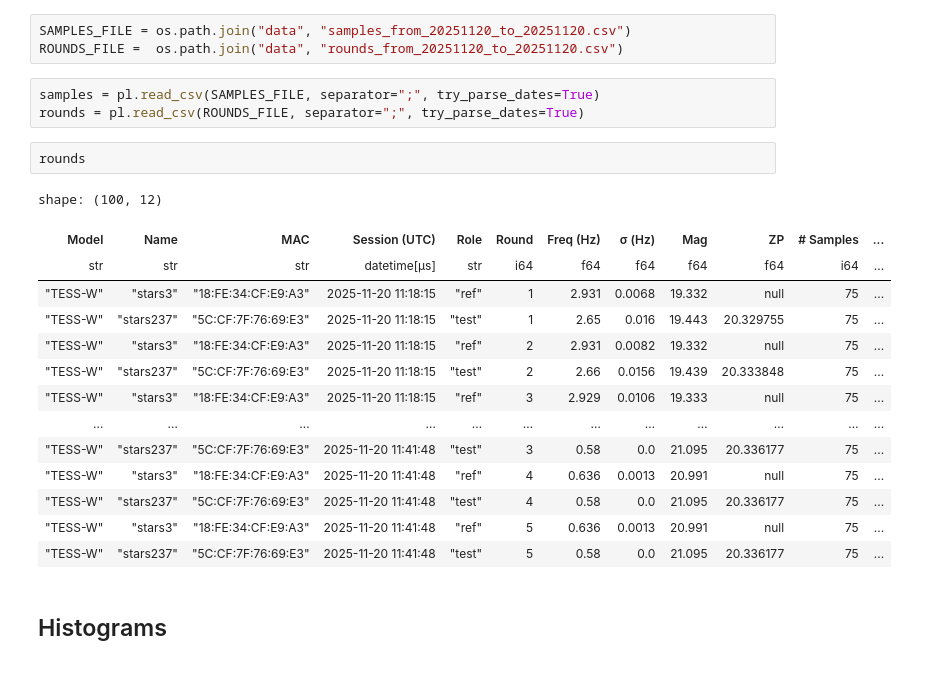
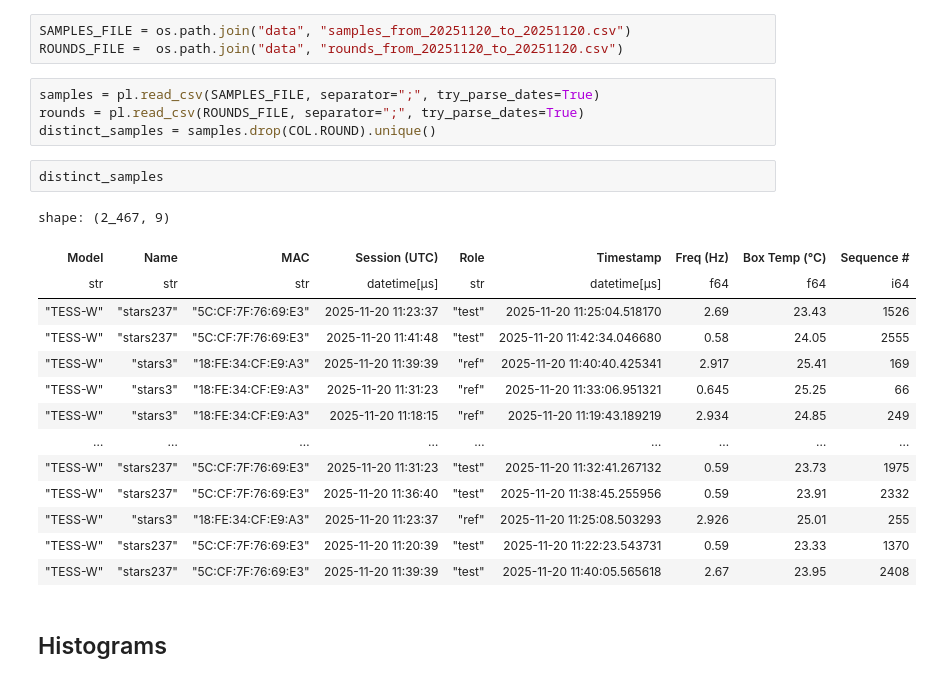
Before and after one commit to STARS4ALL/zptess, a Jupyter notebook: notebook/analysis.ipynb, the cells around one changed output. Saved outputs shown, nothing was run; the diff lists cells and outputs as text.

```diff
--- a/notebook/analysis.ipynb
+++ b/notebook/analysis.ipynb
@@ -99,23 +99,24 @@ ROUNDS_FILE =  os.path.join("data", "rounds_from_20251120_to_20251120.csv")
 # %%
 samples = pl.read_csv(SAMPLES_FILE, separator=";", try_parse_dates=True)
 rounds = pl.read_csv(ROUNDS_FILE, separator=";", try_parse_dates=True)
+distinct_samples = samples.drop(COL.ROUND).unique()
 # %%
-rounds
+distinct_samples
 # %% [output]
-shape: (100, 12)
+shape: (2_467, 9)
-| Model | Name | MAC | Session (UTC) | Role | Round | Freq (Hz) | σ (Hz) | Mag | ZP | # Samples | ... |
-| str | str | str | datetime[μs] | str | i64 | f64 | f64 | f64 | f64 | i64 | ... |
-| "TESS-W" | "stars3" | "18:FE:34:CF:E9:A3" | 2025-11-20 11:18:15 | "ref" | 1 | 2.931 | 0.0068 | 19.332 | null | 75 | ... |
-| "TESS-W" | "stars237" | "5C:CF:7F:76:69:E3" | 2025-11-20 11:18:15 | "test" | 1 | 2.65 | 0.016 | 19.443 | 20.329755 | 75 | ... |
-| "TESS-W" | "stars3" | "18:FE:34:CF:E9:A3" | 2025-11-20 11:18:15 | "ref" | 2 | 2.931 | 0.0082 | 19.332 | null | 75 | ... |
-| "TESS-W" | "stars237" | "5C:CF:7F:76:69:E3" | 2025-11-20 11:18:15 | "test" | 2 | 2.66 | 0.0156 | 19.439 | 20.333848 | 75 | ... |
-| "TESS-W" | "stars3" | "18:FE:34:CF:E9:A3" | 2025-11-20 11:18:15 | "ref" | 3 | 2.929 | 0.0106 | 19.333 | null | 75 | ... |
-| … | … | … | … | … | … | … | … | … | … | … | ... |
-| "TESS-W" | "stars237" | "5C:CF:7F:76:69:E3" | 2025-11-20 11:41:48 | "test" | 3 | 0.58 | 0.0 | 21.095 | 20.336177 | 75 | ... |
-| "TESS-W" | "stars3" | "18:FE:34:CF:E9:A3" | 2025-11-20 11:41:48 | "ref" | 4 | 0.636 | 0.0013 | 20.991 | null | 75 | ... |
-| "TESS-W" | "stars237" | "5C:CF:7F:76:69:E3" | 2025-11-20 11:41:48 | "test" | 4 | 0.58 | 0.0 | 21.095 | 20.336177 | 75 | ... |
-| "TESS-W" | "stars3" | "18:FE:34:CF:E9:A3" | 2025-11-20 11:41:48 | "ref" | 5 | 0.636 | 0.0013 | 20.991 | null | 75 | ... |
-| "TESS-W" | "stars237" | "5C:CF:7F:76:69:E3" | 2025-11-20 11:41:48 | "test" | 5 | 0.58 | 0.0 | 21.095 | 20.336177 | 75 | ... |
+| Model | Name | MAC | Session (UTC) | Role | Timestamp | Freq (Hz) | Box Temp (℃) | Sequence # |
+| str | str | str | datetime[μs] | str | datetime[μs] | f64 | f64 | i64 |
+| "TESS-W" | "stars237" | "5C:CF:7F:76:69:E3" | 2025-11-20 11:23:37 | "test" | 2025-11-20 11:25:04.518170 | 2.69 | 23.43 | 1526 |
+| "TESS-W" | "stars237" | "5C:CF:7F:76:69:E3" | 2025-11-20 11:41:48 | "test" | 2025-11-20 11:42:34.046680 | 0.58 | 24.05 | 2555 |
+| "TESS-W" | "stars3" | "18:FE:34:CF:E9:A3" | 2025-11-20 11:39:39 | "ref" | 2025-11-20 11:40:40.425341 | 2.917 | 25.41 | 169 |
+| "TESS-W" | "stars3" | "18:FE:34:CF:E9:A3" | 2025-11-20 11:31:23 | "ref" | 2025-11-20 11:33:06.951321 | 0.645 | 25.25 | 66 |
+| "TESS-W" | "stars3" | "18:FE:34:CF:E9:A3" | 2025-11-20 11:18:15 | "ref" | 2025-11-20 11:19:43.189219 | 2.934 | 24.85 | 249 |
+| … | … | … | … | … | … | … | … | … |
+| "TESS-W" | "stars237" | "5C:CF:7F:76:69:E3" | 2025-11-20 11:31:23 | "test" | 2025-11-20 11:32:41.267132 | 0.59 | 23.73 | 1975 |
+| "TESS-W" | "stars237" | "5C:CF:7F:76:69:E3" | 2025-11-20 11:36:40 | "test" | 2025-11-20 11:38:45.255956 | 0.59 | 23.91 | 2332 |
+| "TESS-W" | "stars3" | "18:FE:34:CF:E9:A3" | 2025-11-20 11:23:37 | "ref" | 2025-11-20 11:25:08.503293 | 2.926 | 25.01 | 255 |
+| "TESS-W" | "stars237" | "5C:CF:7F:76:69:E3" | 2025-11-20 11:20:39 | "test" | 2025-11-20 11:22:23.543731 | 0.59 | 23.33 | 1370 |
+| "TESS-W" | "stars237" | "5C:CF:7F:76:69:E3" | 2025-11-20 11:39:39 | "test" | 2025-11-20 11:40:05.565618 | 2.67 | 23.95 | 2408 |
 # %% [markdown]
 ## Histograms
 # %% [markdown]
```
Also changed, not shown: parts of 5 cells of this notebook, 1 other file.
